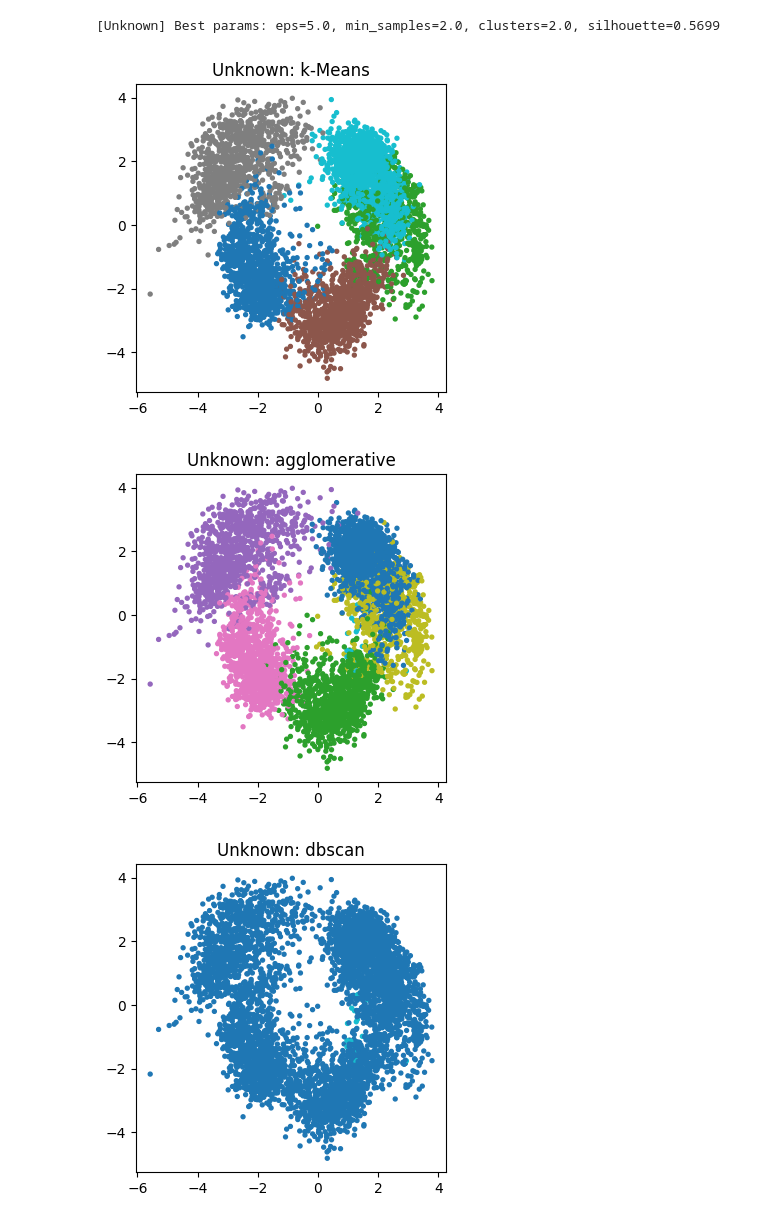
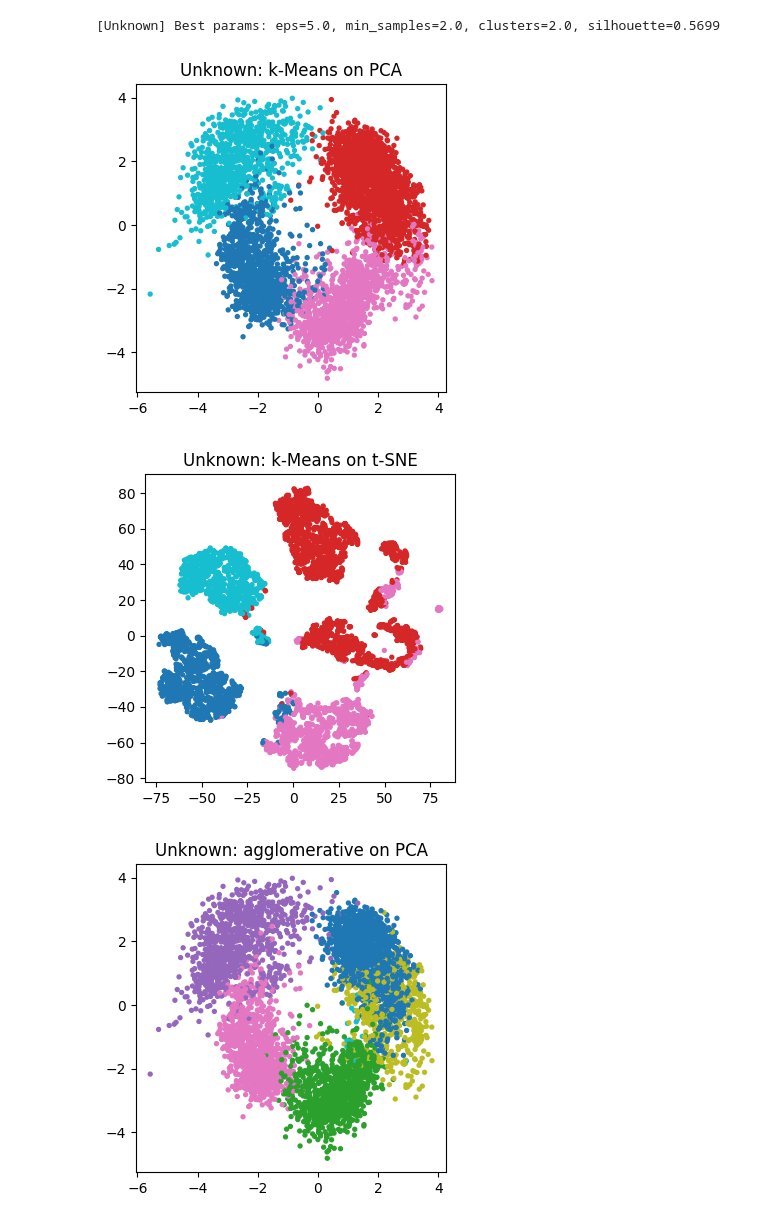
Before and after one commit to hanes1207/machine_learning_basics_and_practices, a Jupyter notebook: Assignment2/Task2.ipynb, the cells around one changed output. Cells and saved outputs as stored; diff of their text form; code cells hidden in the pictures.

Commit message:
It was not done. Added t-SNE plots

```diff
--- a/Assignment2/Task2.ipynb
+++ b/Assignment2/Task2.ipynb
@@ -617,7 +643,7 @@ dbscan_heatmap(X_unknown, eps_vals, min_samples_vals, dataset_name="Unknown")
 # ---------- 7. Final clustering (student-chosen params) ----------
 # TODO: run k-Means, Agglomerative, DBSCAN with the parameters you selected
 # k-Means
-best_k_kmeans = 5
+best_k_kmeans = 4
 best_k_agg = 6
 best_method = 'ward'
 eps_val = 5.0
@@ -637,17 +663,25 @@ labels_db = db.fit_predict(X_unknown)  # -1: noise
 # %%
 # ---------- 8. Visualisation helper ----------
 def scatter_2d(X2, labels, title):
     plt.figure(figsize=(4, 4))
     plt.scatter(X2[:, 0], X2[:, 1], c=labels, cmap="tab10", s=8)
     plt.title(title)
     plt.show()
 
+model = TSNE(learning_rate=300, random_state=3)
+TSNE_X = model.fit_transform(X_unknown)
+
 # Example:
 # scatter_2d(X_pca, labels_km, "Dermatology: k-Means on PCA")
-scatter_2d(X_unknown, labels_km, "Unknown: k-Means")
-scatter_2d(X_unknown, labels_agg, "Unknown: agglomerative")
-scatter_2d(X_unknown, labels_db, "Unknown: dbscan")
+scatter_2d(X_unknown, labels_km, "Unknown: k-Means on PCA")
+scatter_2d(TSNE_X, labels_km, "Unknown: k-Means on t-SNE")
+
+scatter_2d(X_unknown, labels_agg, "Unknown: agglomerative on PCA")
+scatter_2d(TSNE_X, labels_agg, "Unknown: agglomerative on t-SNE")
+
+scatter_2d(X_unknown, labels_db, "Unknown: dbscan on PCA")
+scatter_2d(TSNE_X, labels_db, "Unknown: dbscan on t-SNE")
 # %% [output]
-[figure, old version]
+[figure, new version]
-[figure, old version]
+[figure, new version]
-[figure, old version]
+[figure, new version]
```
Also changed, not shown: parts of 8 cells of this notebook.
